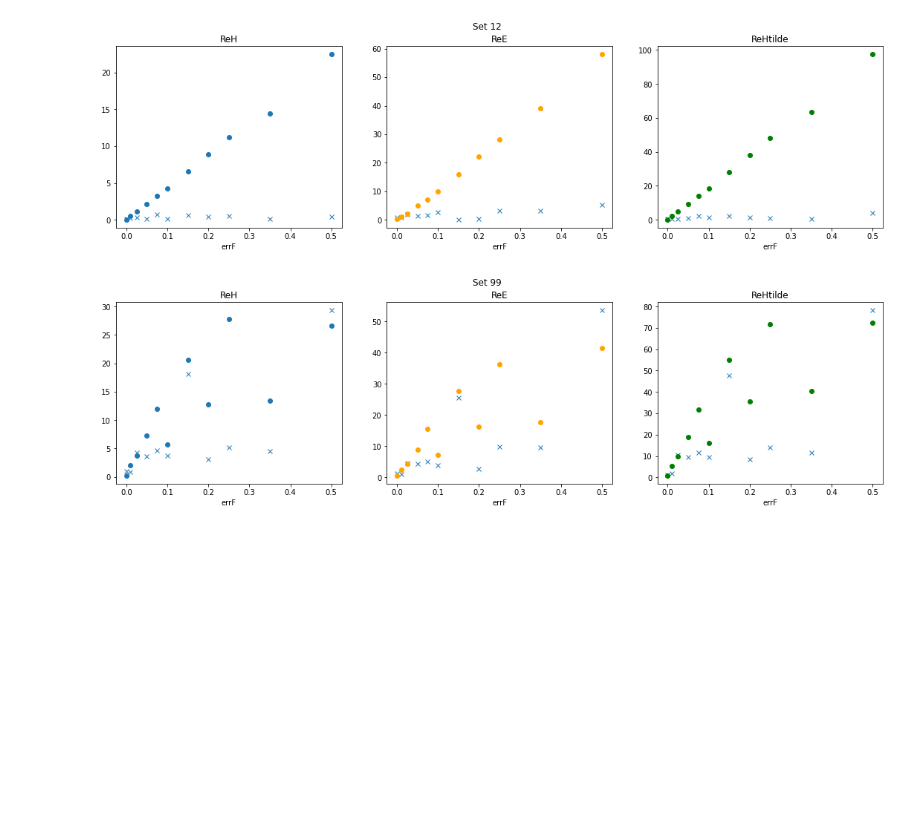
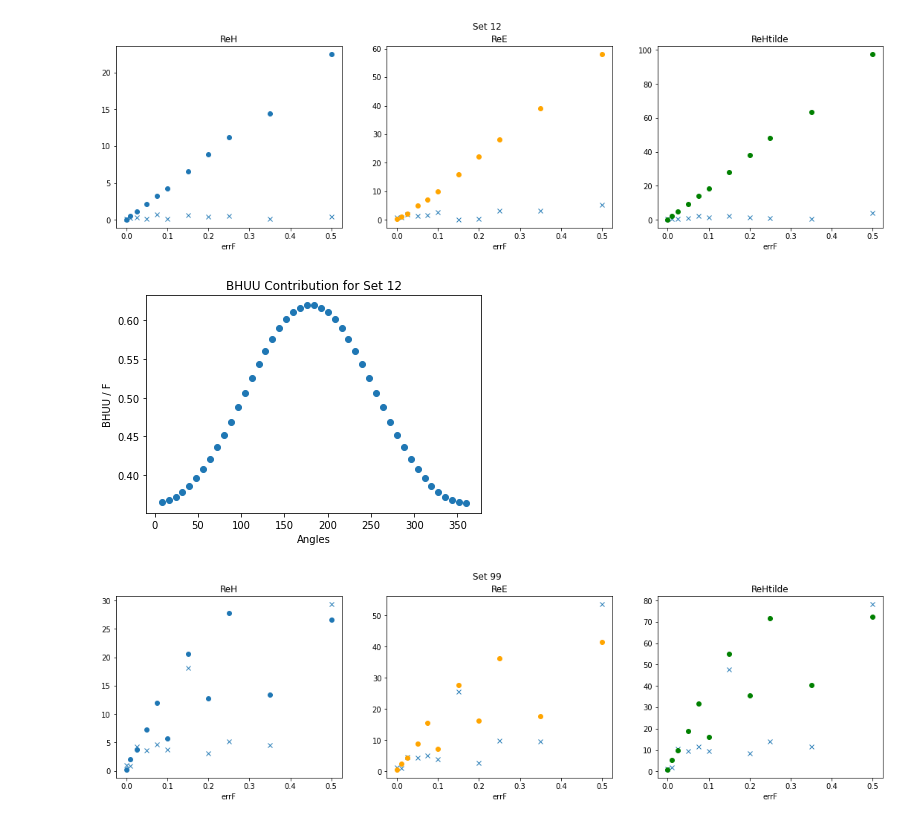
Before and after one commit to extraction-tools/ANN, a Jupyter notebook: Aaryan/ErrorFvAccuracy_ManySets.ipynb, the cells around one changed output. Drawn from its saved outputs; the diff is of its cells as text; code cells hidden in the pictures; blank space fills up the shorter version.

```diff
--- a/Aaryan/ErrorFvAccuracy_ManySets.ipynb
+++ b/Aaryan/ErrorFvAccuracy_ManySets.ipynb
@@ -91,6 +106,10 @@ errValues = [0.0, 0.01, 0.025, 0.05, 0.075, 0.1, 0.15, 0.2, 0.25, 0.35, 0.5]
 plot(errValues, 11)
 # %% [output]
 [figure]
+# %%
+getContribution(11)
+# %% [output]
+[figure, added]
 # %%
 plot(errValues, 98)
 # %% [output]
```
Also changed, not shown: parts of 25 cells of this notebook.
